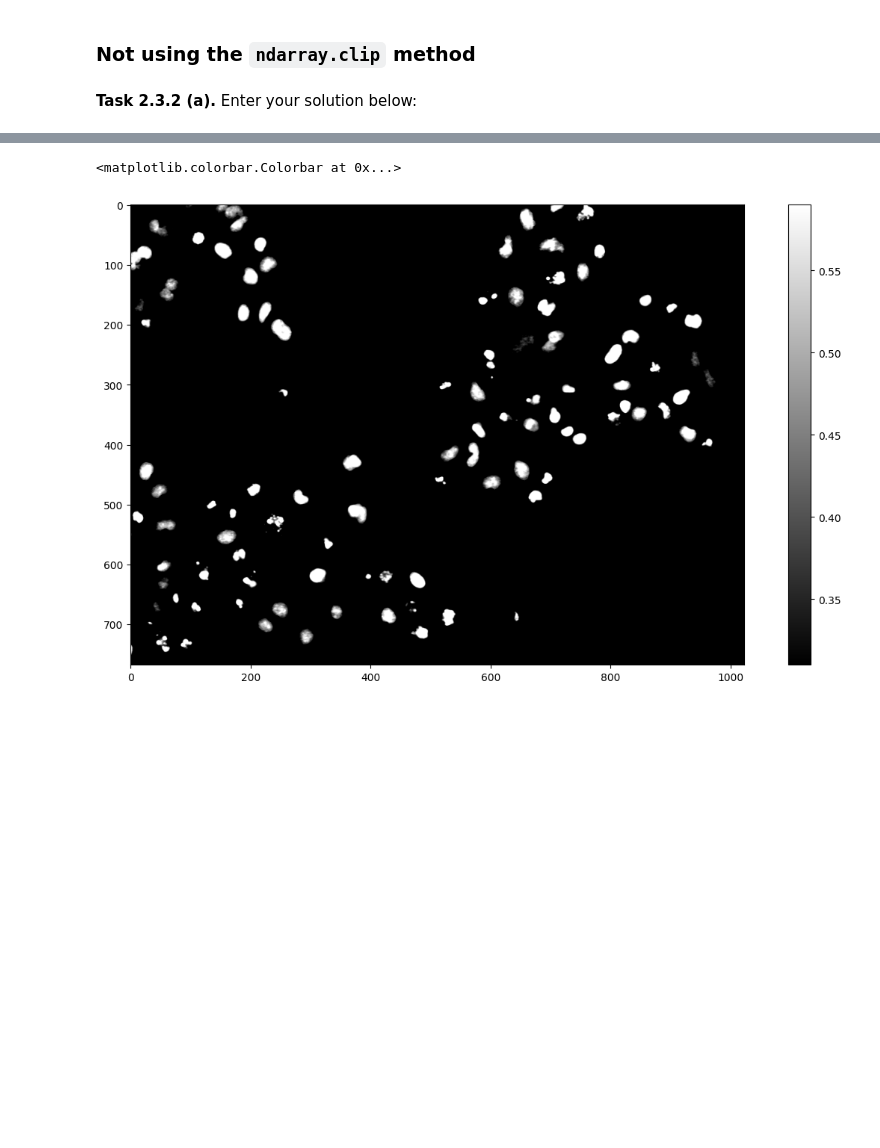
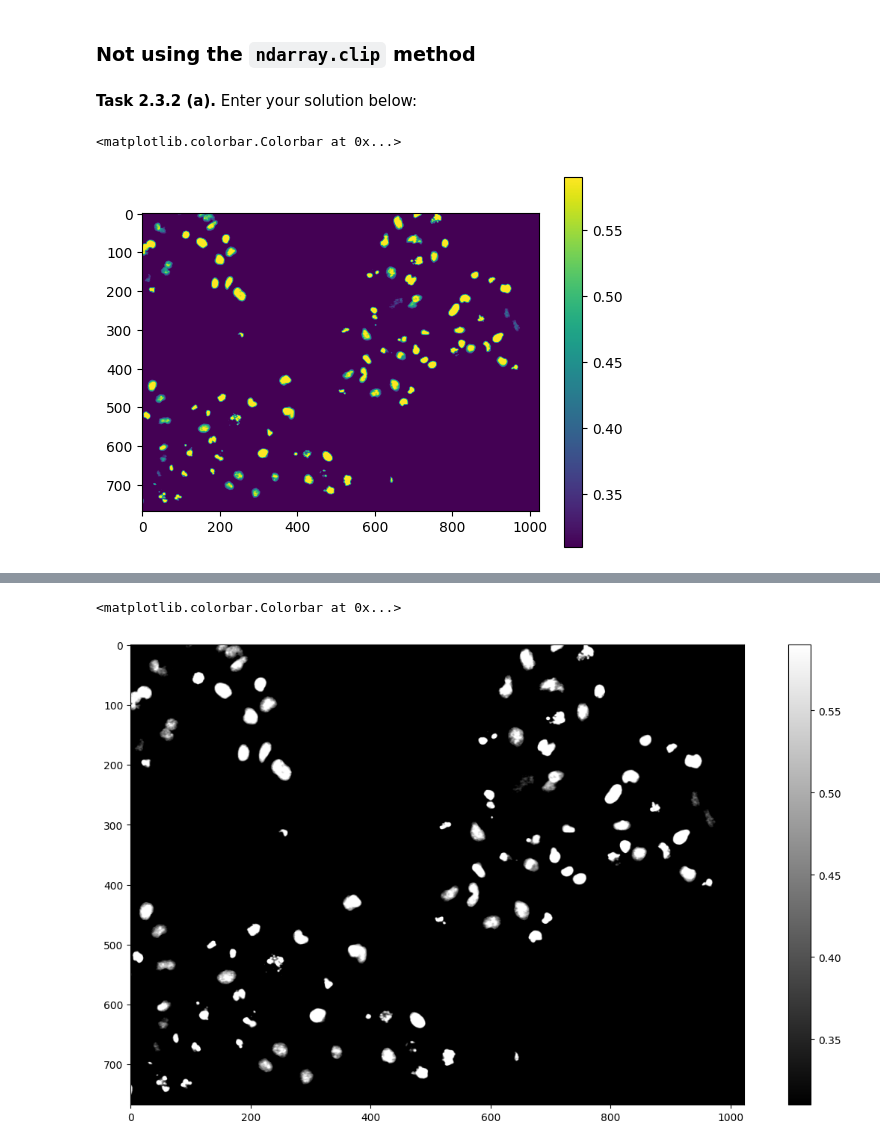
Before and after one commit to MarieSchnabel/mobi-fs3-python, a Jupyter notebook: task2.ipynb, the cells around one changed output, grey strips where cells are left out. Drawn from its saved outputs; the diff is of its cells as text; code cells hidden in the pictures; blank space fills up the shorter version.

```diff
--- a/task2.ipynb
+++ b/task2.ipynb
@@ -58,6 +58,25 @@ plt.colorbar()
 ### Not using the `ndarray.clip` method
 # %% [markdown]
 **<a id="#">Task 2.3.2 (a).</a>** Enter your solution below:
+# %%
+h, w = img.shape
+
+result_1 = img.copy()
+
+for i in range(0,h):
+    for n in range(0,w):
+        if img[i,n]<T1:
+            result_1[i,n]=T1
+        elif img[i,n]>T2:
+            result_1[i,n] = T2
+        else:
+            result_1[i,n] = img[i,n]
+
+plt.imshow(result_1)
+plt.colorbar()
+# %% [output]
+<matplotlib.colorbar.Colorbar at 0x...>
+[figure, added]
 # %%
 x=0
 y=0
```
Also changed, not shown: parts of 6 cells of this notebook.
